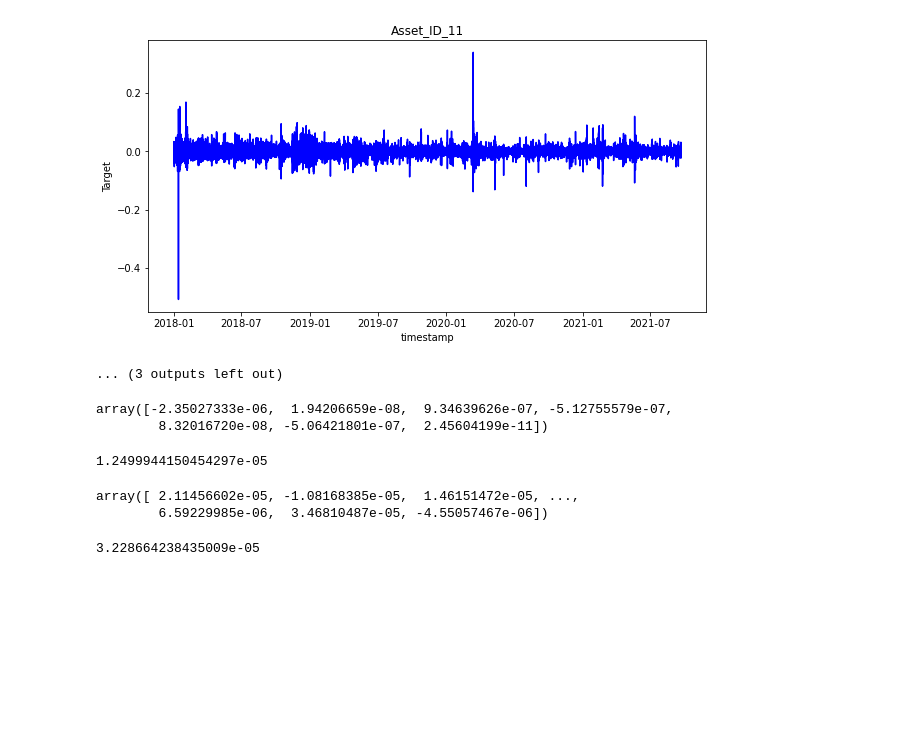
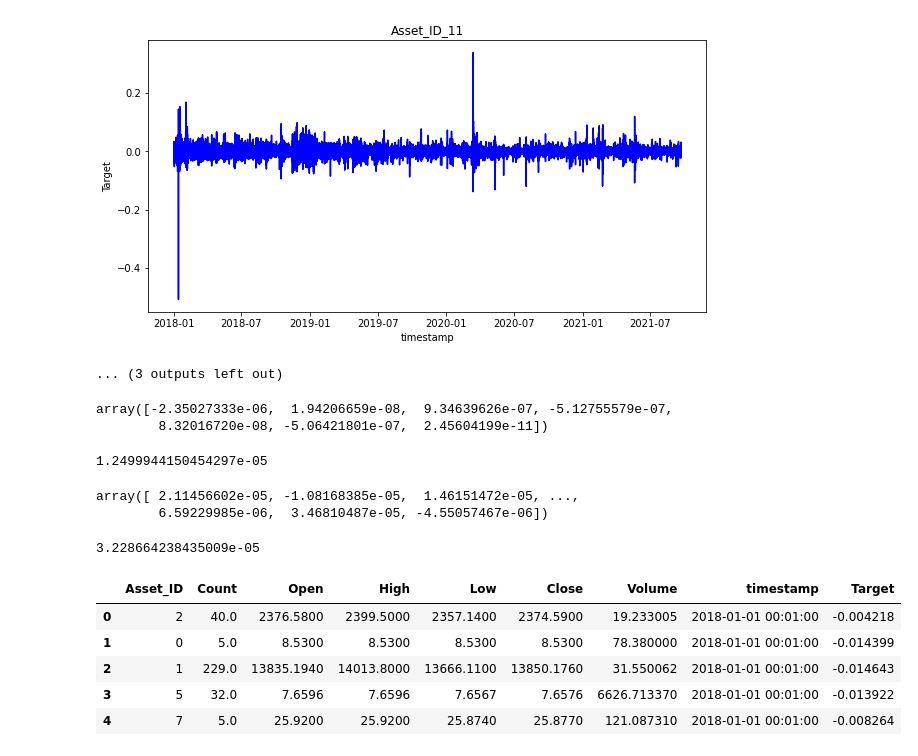
Before and after one commit to kashvi05/CSE523-Machine-Learning-2022-CryptoPolice, a Jupyter notebook: Base Model.ipynb, the cells around one changed output. Cells and saved outputs as stored; diff of their text form; code cells hidden in the pictures; blank space fills up the shorter version.

```diff
--- a/Base Model.ipynb
+++ b/Base Model.ipynb
@@ -108,3 +108,13 @@ mse = mean_squared_error(y_test, preds)
 mse
 # %% [output]
 3.228664238435009e-05
+# %%
+X_train_pd = pd.concat([X_train_pd, timestamp, y_train], axis=1)
+X_train_pd.head()
+# %% [output]
+|  | Asset_ID | Count | Open | High | Low | Close | Volume | timestamp | Target |
+| 0 | 2 | 40.0 | 2376.5800 | 2399.5000 | 2357.1400 | 2374.5900 | 19.233005 | 2018-01-01 00:01:00 | -0.004218 |
+| 1 | 0 | 5.0 | 8.5300 | 8.5300 | 8.5300 | 8.5300 | 78.380000 | 2018-01-01 00:01:00 | -0.014399 |
+| 2 | 1 | 229.0 | 13835.1940 | 14013.8000 | 13666.1100 | 13850.1760 | 31.550062 | 2018-01-01 00:01:00 | -0.014643 |
+| 3 | 5 | 32.0 | 7.6596 | 7.6596 | 7.6567 | 7.6576 | 6626.713370 | 2018-01-01 00:01:00 | -0.013922 |
+| 4 | 7 | 5.0 | 25.9200 | 25.9200 | 25.8740 | 25.8770 | 121.087310 | 2018-01-01 00:01:00 | -0.008264 |
```
Also changed, not shown: parts of 2 cells of this notebook, 2 other files.
